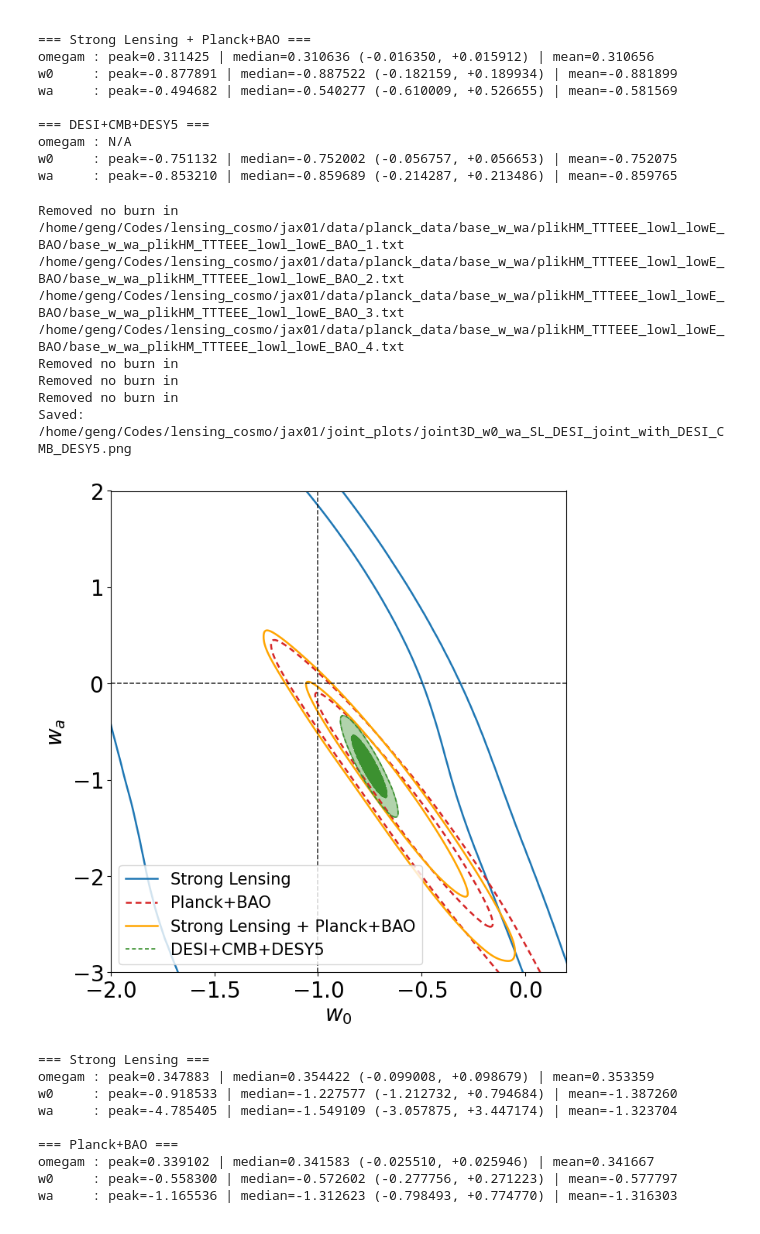
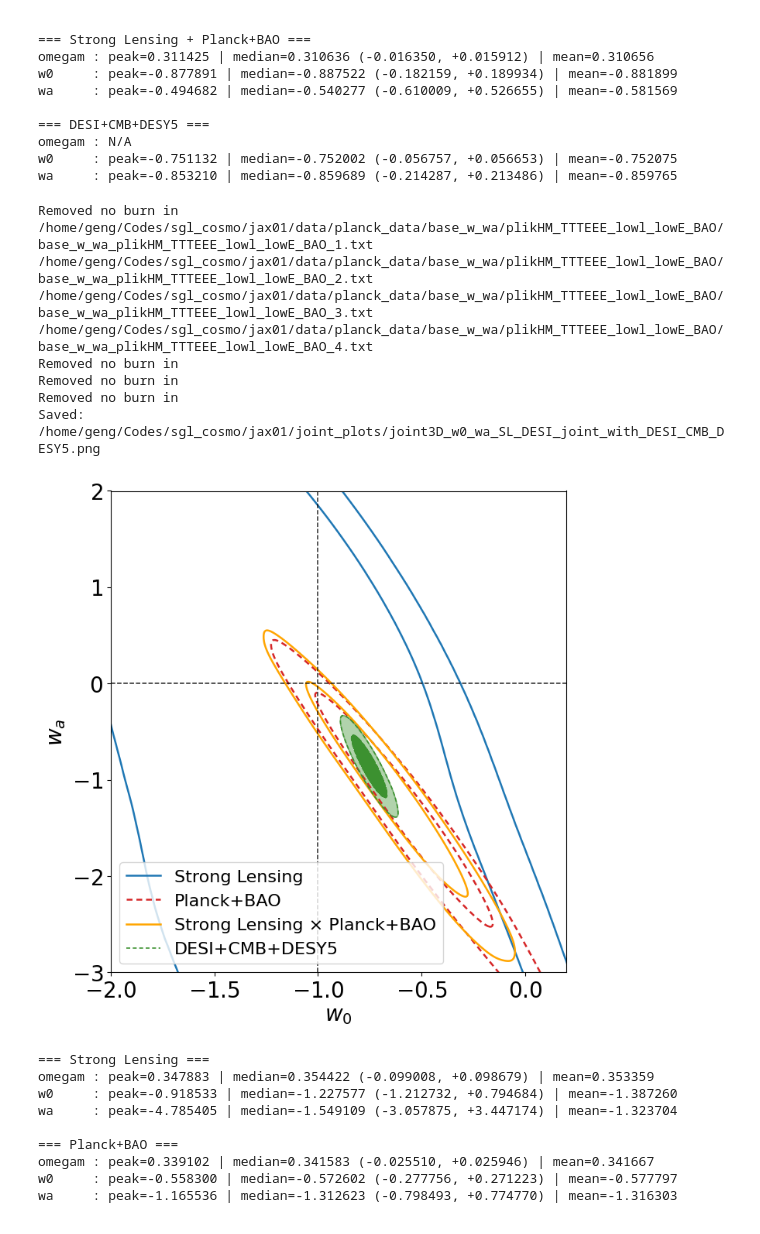
Before and after one commit to ShuiShui25/sgl_cosmo, a Jupyter notebook: jax01/joint_plots/Joint_w0_wa_jax01.ipynb, the cells around one changed output. Saved outputs shown, nothing was run; the diff lists cells and outputs as text; code cells hidden in the pictures.

```diff
--- a/jax01/joint_plots/Joint_w0_wa_jax01.ipynb
+++ b/jax01/joint_plots/Joint_w0_wa_jax01.ipynb
@@ -7,7 +7,7 @@ from getdist.mcsamples import MCSamples, loadMCSamples
 from getdist import plots
 
 # ---------------- local SL from npz (keep omegam,w0,wa) ----------------
-npz_path = '/home/geng/Codes/lensing_cosmo/jax01/output/posterior_minimal_chunks_sgl140_w0wa_main_accept0.97.npz'
+npz_path = '/home/geng/Codes/sgl_cosmo/jax01/output/posterior_minimal_chunks_sgl140_w0wa_main_accept0.97.npz'
 if not os.path.exists(npz_path):
     raise FileNotFoundError(f'Missing local npz: {npz_path}')
 
@@ -27,8 +27,8 @@ SL.label = r'Strong Lensing'
 planck_base_label = 'base_w_wa'
 chain_name = 'plikHM_TTTEEE_lowl_lowE_BAO'
 _planck_dir_candidates = [
-    '/home/geng/Codes/lensing_cosmo/jax01/data/planck_data',
-    '/home/geng/Codes/lensing_cosmo/jax01/data',
+    '/home/geng/Codes/sgl_cosmo/jax01/data/planck_data',
+    '/home/geng/Codes/sgl_cosmo/jax01/data',
     '/home/astrodust/SG/sgl_cosmo/GLS_cosmo01/Data',
 ]
 
@@ -179,7 +179,7 @@ ax.axhline(0.0,  ls='--', lw=1.1, color='k', alpha=0.85)
 
 g.add_legend(legend_labels, legend_loc='lower left', colored_text=False)
 
-out = '/home/geng/Codes/lensing_cosmo/jax01/joint_plots/w0wa_sgl_planckbao_desi.png'
+out = '/home/geng/Codes/sgl_cosmo/jax01/joint_plots/w0wa_sgl_planckbao_desi.png'
 g.export(out)
 print(f'Saved: {out}')
 # %% [output]
@@ -321,7 +321,7 @@ from getdist.mcsamples import MCSamples, loadMCSamples
 from getdist import plots
 
 # ---------------- local SL from npz (keep omegam,w0,wa) ----------------
-npz_path = '/home/geng/Codes/lensing_cosmo/jax01/output/posterior_minimal_chunks_sgl146_w0wa_main.npz'
+npz_path = '/home/geng/Codes/sgl_cosmo/jax01/output/posterior_minimal_chunks_sgl146_w0wa_main.npz'
 if not os.path.exists(npz_path):
     raise FileNotFoundError(f'Missing local npz: {npz_path}')
 
@@ -341,8 +341,8 @@ SL.label = r'Strong Lensing'
 planck_base_label = 'base_w_wa'
 chain_name = 'plikHM_TTTEEE_lowl_lowE_BAO'
 _planck_dir_candidates = [
-    '/home/geng/Codes/lensing_cosmo/jax01/data/planck_data',
-    '/home/geng/Codes/lensing_cosmo/jax01/data',
+    '/home/geng/Codes/sgl_cosmo/jax01/data/planck_data',
+    '/home/geng/Codes/sgl_cosmo/jax01/data',
     '/home/astrodust/SG/sgl_cosmo/GLS_cosmo01/Data',
 ]
 
@@ -447,7 +447,7 @@ def make_joint_by_kde_3d(base_mcs, ref_mcs, label, bw='scott', names=('omegam','
 SLxPlanckBAO = make_joint_by_kde_3d(
     base_mcs=planck_bao,
     ref_mcs=SL,
-    label=r'Strong Lensing + Planck+BAO',
+    label=r'Strong Lensing × Planck+BAO',
     bw='scott',
     names=('omegam','w0','wa'),
 )
@@ -473,40 +473,40 @@ g.settings.axes_fontsize = 20
 g.settings.legend_fontsize = 16
 
 g.plot_2d(
     plot_samples,
     ['w0','wa'],
     filled=False,
     colors=[COL_SL, COL_PLANCK_BAO, COL_JOINT, COL_DESI],
     line_args=line_args,
     legend_labels=None,
 )
 # fill DESI only
 g.plot_2d(DESI_CMB_DESY5, ['w0','wa'], filled=True, colors=[COL_DESI], add_legend_proxy=False, alpha=0.30)
 
 ax = g.subplots[0,0]
 ax.set_ylim(-3.0, 2.0)
 ax.set_xlim(-2.0, 0.2)
 ax.set_xlabel(r'$w_0$', fontsize=20)
 ax.set_ylabel(r'$w_a$', fontsize=20)
 ax.axvline(-1.0, ls='--', lw=1.1, color='k', alpha=0.85)
 ax.axhline(0.0,  ls='--', lw=1.1, color='k', alpha=0.85)
 
 g.add_legend(legend_labels, legend_loc='lower left', colored_text=False)
 
-out = '/home/geng/Codes/lensing_cosmo/jax01/joint_plots/joint3D_w0_wa_SL_DESI_joint_with_DESI_CMB_DESY5.png'
+out = '/home/geng/Codes/sgl_cosmo/jax01/joint_plots/joint3D_w0_wa_SL_DESI_joint_with_DESI_CMB_DESY5.png'
 g.export(out)
 print(f'Saved: {out}')
 # %% [output]
 Removed no burn in
-/home/geng/Codes/lensing_cosmo/jax01/data/planck_data/base_w_wa/plikHM_TTTEEE_lowl_lowE_BAO/base_w_wa_plikHM_TTTEEE_lowl_lowE_BAO_1.txt
-/home/geng/Codes/lensing_cosmo/jax01/data/planck_data/base_w_wa/plikHM_TTTEEE_lowl_lowE_BAO/base_w_wa_plikHM_TTTEEE_lowl_lowE_BAO_2.txt
-/home/geng/Codes/lensing_cosmo/jax01/data/planck_data/base_w_wa/plikHM_TTTEEE_lowl_lowE_BAO/base_w_wa_plikHM_TTTEEE_lowl_lowE_BAO_3.txt
-/home/geng/Codes/lensing_cosmo/jax01/data/planck_data/base_w_wa/plikHM_TTTEEE_lowl_lowE_BAO/base_w_wa_plikHM_TTTEEE_lowl_lowE_BAO_4.txt
+/home/geng/Codes/sgl_cosmo/jax01/data/planck_data/base_w_wa/plikHM_TTTEEE_lowl_lowE_BAO/base_w_wa_plikHM_TTTEEE_lowl_lowE_BAO_1.txt
+/home/geng/Codes/sgl_cosmo/jax01/data/planck_data/base_w_wa/plikHM_TTTEEE_lowl_lowE_BAO/base_w_wa_plikHM_TTTEEE_lowl_lowE_BAO_2.txt
+/home/geng/Codes/sgl_cosmo/jax01/data/planck_data/base_w_wa/plikHM_TTTEEE_lowl_lowE_BAO/base_w_wa_plikHM_TTTEEE_lowl_lowE_BAO_3.txt
+/home/geng/Codes/sgl_cosmo/jax01/data/planck_data/base_w_wa/plikHM_TTTEEE_lowl_lowE_BAO/base_w_wa_plikHM_TTTEEE_lowl_lowE_BAO_4.txt
 Removed no burn in
 Removed no burn in
 Removed no burn in
-Saved: /home/geng/Codes/lensing_cosmo/jax01/joint_plots/joint3D_w0_wa_SL_DESI_joint_with_DESI_CMB_DESY5.png
+Saved: /home/geng/Codes/sgl_cosmo/jax01/joint_plots/joint3D_w0_wa_SL_DESI_joint_with_DESI_CMB_DESY5.png
-[figure, old version]
+[figure, new version]
 # %%
 # Stats for 4 sets: print omegam, w0, wa
 import numpy as np
```
Also changed, not shown: parts of 1 cell of this notebook, 1 other file.
